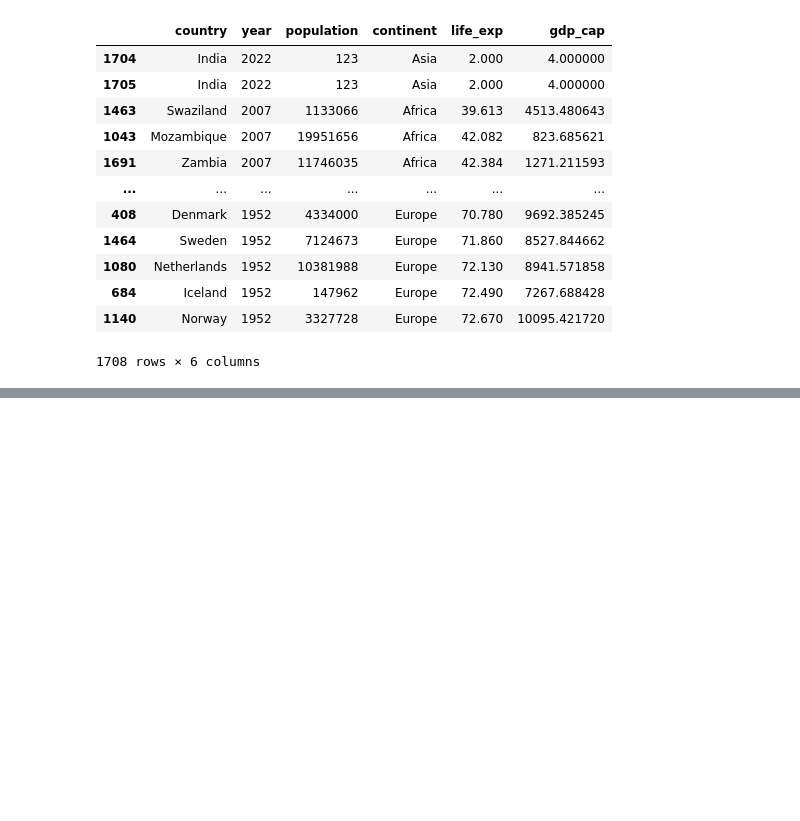
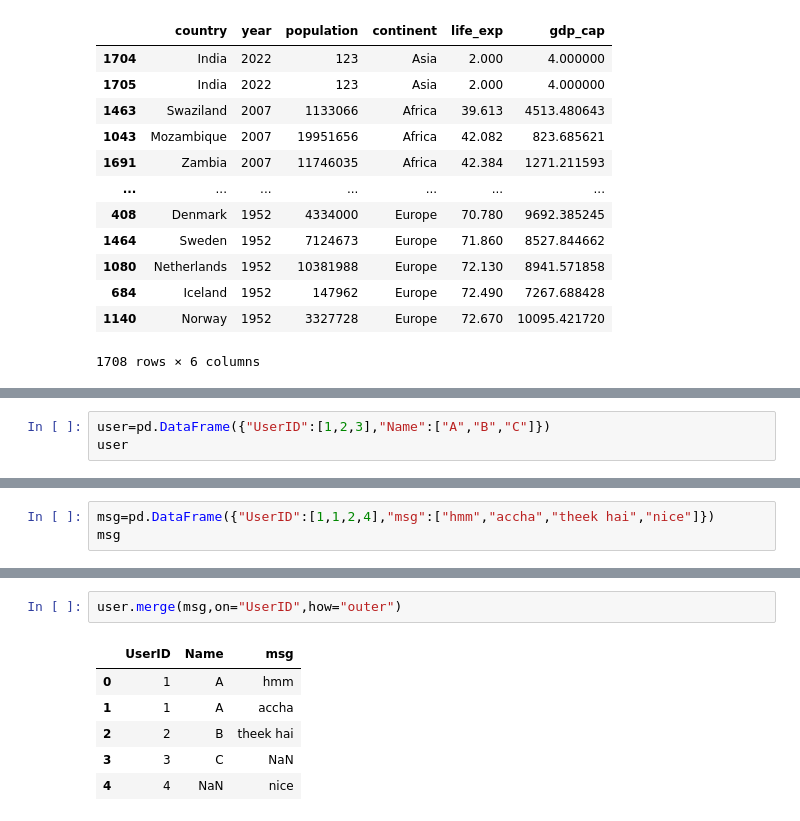
Before and after one commit to jeeet0700/Revision, a Jupyter notebook: Pandas revision.ipynb, the cells around one changed output, grey strips where cells are left out. Saved outputs shown, nothing was run; the diff lists cells and outputs as text; blank space fills up the shorter version.

```diff
--- a/Pandas revision.ipynb
+++ b/Pandas revision.ipynb
@@ -1102,0 +1155,3 @@ df.sort_values(["year","life_exp"],ascending=[False,True])
+# %%
+user=pd.DataFrame({"UserID":[1,2,3],"Name":["A","B","C"]})
+user
@@ -1102,0 +1163,3 @@ df.sort_values(["year","life_exp"],ascending=[False,True])
+# %%
+msg=pd.DataFrame({"UserID":[1,1,2,4],"msg":["hmm","accha","theek hai","nice"]})
+msg
@@ -1102,0 +1181,9 @@ df.sort_values(["year","life_exp"],ascending=[False,True])
+# %%
+user.merge(msg,on="UserID",how="outer")
+# %% [output]
+|  | UserID | Name | msg |
+| 0 | 1 | A | hmm |
+| 1 | 1 | A | accha |
+| 2 | 2 | B | theek hai |
+| 3 | 3 | C | NaN |
+| 4 | 4 | NaN | nice |
```
Also changed, not shown: parts of 16 cells of this notebook.
